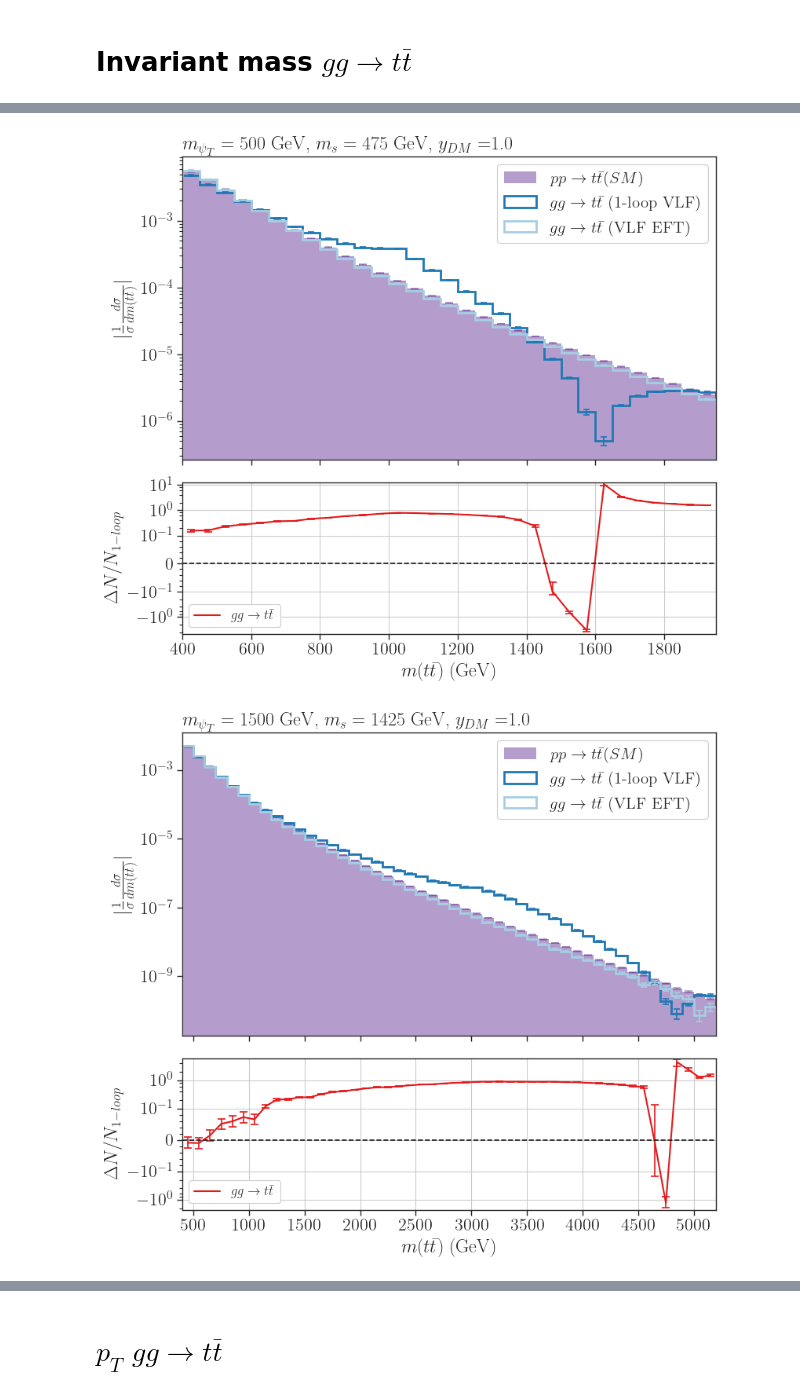
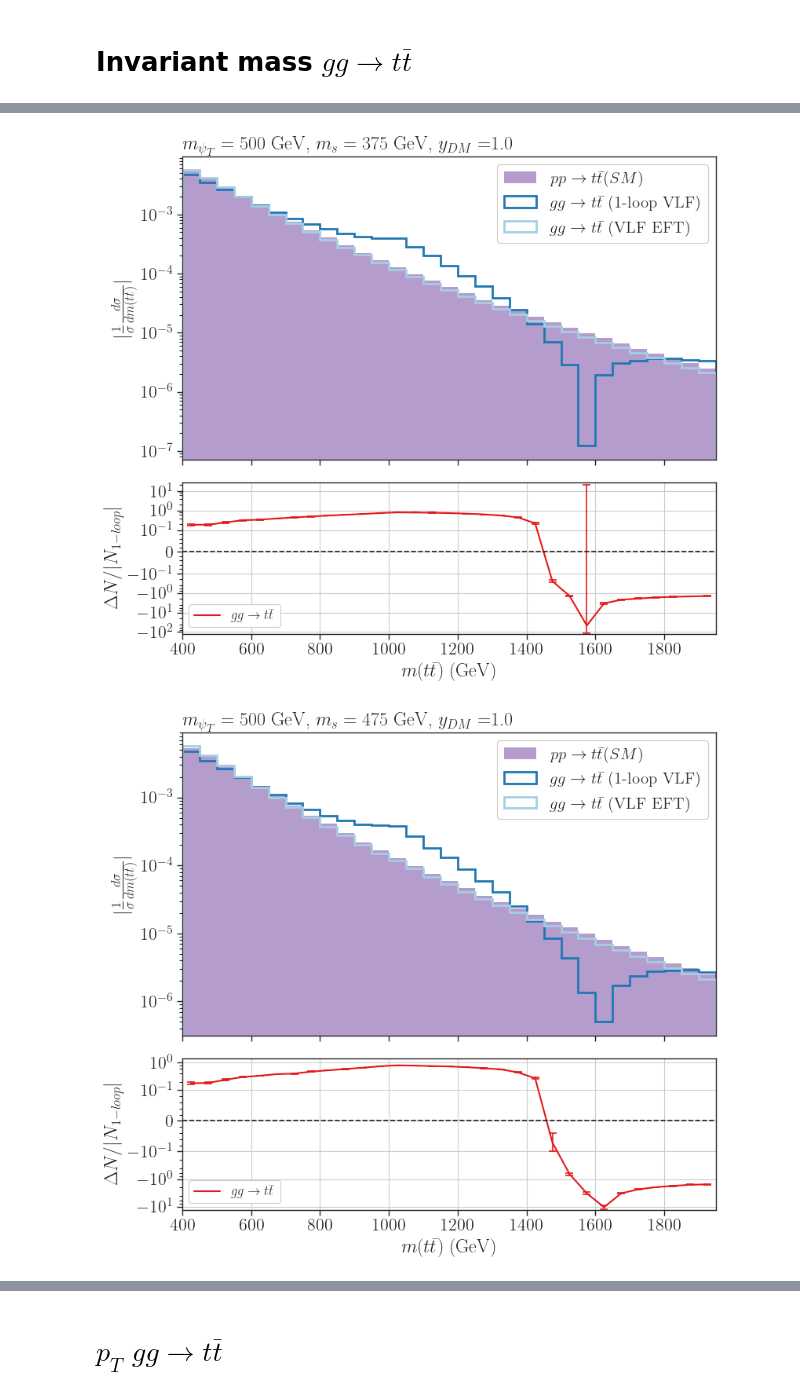
Before and after one commit to viniciusrocca/EFT_ToyModel, a Jupyter notebook: Plots/Distributions_exp_bias.ipynb, the cells around one changed output, grey strips where cells are left out. Drawn from its saved outputs; the diff is of its cells as text; code cells hidden in the pictures.

```diff
--- a/Plots/Distributions_exp_bias.ipynb
+++ b/Plots/Distributions_exp_bias.ipynb
@@ -48,7 +48,7 @@ for f in files + sm_files:
         data.append(aux)
 
 
-data = sorted(data, key=lambda d: d['mass_params'][0])
+data = sorted(data, key=lambda d: (d['mass_params'][0],d['mass_params'][1]))
 # %%
 print(data[0]['mass_params'])
 xSecTest(data + data_sm , True)
@@ -172,9 +178,9 @@ for i in range(0, len(data), 4):
         #We have to propagate the error because we are using density = True
         yErr = abs(y)*np.sqrt((np.array(histsErr_sm[0])/np.array(hists_sm[0]))**2 + sum(np.power(histsErr_sm[0],2))/(sum(hists_sm[0])**2))
         #Plot
-        axarr[0].errorbar(x,y, yerr = yErr,
-                       color=sns.color_palette('Paired')[9], fmt = 'none', ms = 5, capsize = 3.5, capthick = 1.2,
-                          ecolor =sns.color_palette('Paired')[9], barsabove = True, alpha = 0.5)
+        #axarr[0].errorbar(x,y, yerr = yErr,
+         #              color=sns.color_palette('Paired')[9], fmt = 'none', ms = 5, capsize = 3.5, capthick = 1.2,
+          #                ecolor =sns.color_palette('Paired')[9], barsabove = True, alpha = 0.5)
 
     #BSM plot arrays
     labels = []
@@ -214,8 +220,8 @@ for i in range(0, len(data), 4):
             y = aux[0]
             #Propagating the error since we are dealing with normalized histograms
             yErr = np.array(abs(y)*np.sqrt((np.array(hErr)/np.array(h))**2 + sum(np.array(hErr)**2)/(sum(h)**2)))
-            axarr[0].errorbar(x,aux[0], yerr = yErr,
-                          color=c[j], fmt = 'none', capsize = 3, capthick = 1.2, barsabove = True)
+            #axarr[0].errorbar(x,aux[0], yerr = yErr,
+             #             color=c[j], fmt = 'none', capsize = 3, capthick = 1.2, barsabove = True)
 
     #Main plot configs
     axarr[0].legend(framealpha=1.0,loc='upper right',fontsize=15)
@@ -238,7 +244,7 @@ for i in range(0, len(data), 4):
 
     #Computing the ratio EFT/1-loop UV and its error
     labels_r = [r'$q q \to t \bar{t}$']
-    ratio = np.divide(hLoop -  hEFT , hLoop, out=np.zeros_like(hLoop),where=hLoop != 0)
+    ratio = np.divide(hLoop -  hEFT , abs(hLoop), out=np.zeros_like(hLoop),where=hLoop != 0)
     ratio_Err = abs(1 - ratio)*np.sqrt((np.array(hEFT_Err)/np.array(hEFT))**2 + (np.array(hLoop_Err)/np.array(hLoop))**2)
     # Remove zero values
     nonzero = np.where((np.sign(ratio) != 0))
@@ -253,7 +259,7 @@ for i in range(0, len(data), 4):
     if ratio_plot == True:
         y = ratio
         y_err = ratio_Err
-        y_label = r'$\Delta N/N_{1-loop}$'
+        y_label = r'$\frac{N_{1-loop} - N_{EFT}}{\vert N_{1-loop} \vert}$'
         #axarr[1].plot(x, (1 - y)/y_err,linewidth=1.5,linestyle='solid',alpha=1,
                              #label=label,c=c[j])
         #axarr[1].scatter(x, (1 - y)/y_err ,color=c[j]) #Plot to see how many error bars the fraction is distance than one
@@ -294,7 +300,7 @@ for i in range(0, len(data), 4):
 
     #Subplot configs
     axarr[1].set_ylabel(y_label)
-    if mPsiT > 500.0:
+    if mPsiT > 700.0:
         axarr[1].set_xticks(np.arange(500.0,5300.0,500.0))
     #axarr[1].set_ylim(-1.5,1.5)
     #axarr[1].set_yticks(np.arange(-0.01,0.05,0.01))
@@ -302,6 +308,7 @@ for i in range(0, len(data), 4):
     axarr[1].grid()
     axarr[1].set_xlabel(r'$m(t\bar{t})$ (GeV)')
     axarr[1].legend(loc='lower left',fontsize=12,framealpha=1.0,ncol=2)
+    plt.tight_layout()
     filename = f"mtt_qq_mPsiT_{int(mPsiT)}_mSDM_{int(mSDM)}.png"
     plt.savefig(filename)
 plt.show()
@@ -817,9 +830,9 @@ for i in range(0, len(data), 4):
         #We have to propagate the error because we are using density = True
         yErr = abs(y)*np.sqrt((np.array(histsErr_sm[0])/np.array(hists_sm[0]))**2 + sum(np.power(histsErr_sm[0],2))/(sum(hists_sm[0])**2))
         #Plot
-        axarr[0].errorbar(x,y, yerr = yErr,
-                       color=sns.color_palette('Paired')[9], fmt = 'none', ms = 5, capsize = 3.5, capthick = 1.2,
-                          ecolor =sns.color_palette('Paired')[9], barsabove = True, alpha = 0.5, zorder = 0)
+        #axarr[0].errorbar(x,y, yerr = yErr,
+         #              color=sns.color_palette('Paired')[9], fmt = 'none', ms = 5, capsize = 3.5, capthick = 1.2,
+          #                ecolor =sns.color_palette('Paired')[9], barsabove = True, alpha = 0.5, zorder = 0)
 
     #BSM plot arrays
     labels = []
@@ -859,8 +872,8 @@ for i in range(0, len(data), 4):
             y = aux[0]
             #Propagating the error since we are dealing with normalized histograms
             yErr = np.array(abs(y)*np.sqrt((np.array(hErr)/np.array(h))**2 + sum(np.array(hErr)**2)/(sum(h)**2)))
-            axarr[0].errorbar(x,aux[0], yerr = yErr ,
-                              color=c[j], fmt = 'none', capsize = 3, capthick = 1.2, barsabove = True)
+            #axarr[0].errorbar(x,aux[0], yerr = yErr ,
+            #               color=c[j], fmt = 'none', capsize = 3, capthick = 1.2, barsabove = True)
 
     #Main plot configs
     axarr[0].legend(framealpha=1.0,loc='upper right',fontsize=15)
@@ -882,7 +895,7 @@ for i in range(0, len(data), 4):
 
     #Computing the ratio EFT/1-loop UV and its error
     labels_r = [r'$g g \to t \bar{t}$']
-    ratio = np.divide(hLoop -  hEFT , hLoop, out=np.zeros_like(hLoop),where=hLoop != 0)
+    ratio = np.divide(hLoop -  hEFT , abs(hLoop), out=np.zeros_like(hLoop),where=hLoop != 0)
     ratio_Err = abs(1 - ratio)*np.sqrt((np.array(hEFT_Err)/np.array(hEFT))**2 + (np.array(hLoop_Err)/np.array(hLoop))**2)
     # Remove zero values
     nonzero = np.where((np.sign(ratio) != 0))
@@ -897,7 +910,7 @@ for i in range(0, len(data), 4):
     if ratio_plot == True:
         y = ratio
         y_err = ratio_Err
-        y_label = r'$\Delta N/N_{1-loop}$'
+        y_label = r'$\frac{N_{1-loop} - N_{EFT}}{\vert N_{1-loop} \vert}$'
         #axarr[1].plot(x, (1 - y)/y_err,linewidth=1.5,linestyle='solid',alpha=1,
                              #label=label,c=c[j])
         #axarr[1].scatter(x, (1 - y)/y_err ,color=c[j]) #Plot to see how many error bars the fraction is distance than one
@@ -941,11 +954,12 @@ for i in range(0, len(data), 4):
     #axarr[1].set_ylim(-1.5,1.5)
     #axarr[1].set_yticks(np.arange(-0.01,0.05,0.01))
     #axarr[1].set_yscale('log')
-    if mPsiT > 500.0:
+    if mPsiT > 700.0:
         axarr[1].set_xticks(np.arange(500.0,5300.0,500.0))
     axarr[1].grid()
     axarr[1].set_xlabel(r'$m(t\bar{t})$ (GeV)')
     axarr[1].legend(loc='lower left',fontsize=12,framealpha=1.0,ncol=2)
+    plt.tight_layout()
     filename = f"mtt_gg_mPsiT_{int(mPsiT)}_mSDM_{int(mSDM)}.png"
     plt.savefig(filename)
 
@@ -957,3 +975,3 @@ Model: 1-loop VLF, mPsiT: 1500, mSDM: 1425, nevents: 450535
 Model: VLF EFT, mPsiT: 1500, mSDM: 1425, nevents: 300000
-[figure, old version]
+[figure, new version]
-[figure, old version]
+[figure, new version]
```
Also changed, not shown: parts of 9 cells of this notebook, 6 other files.
